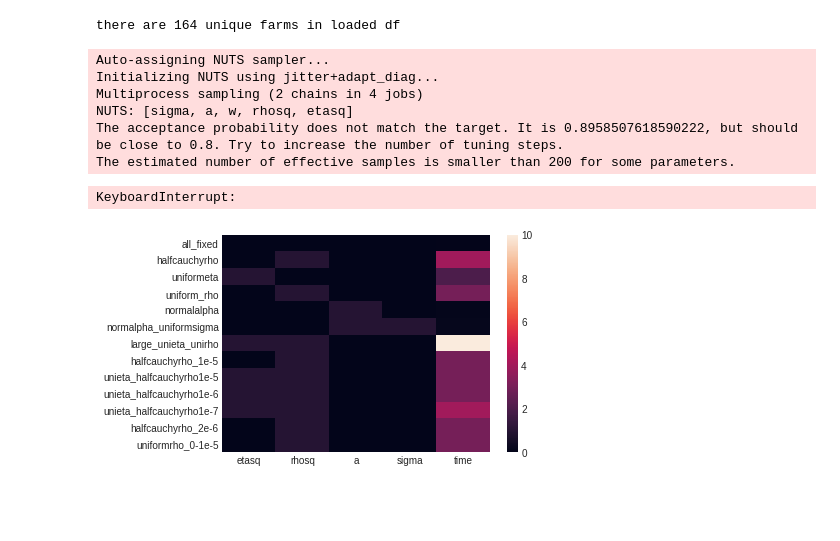
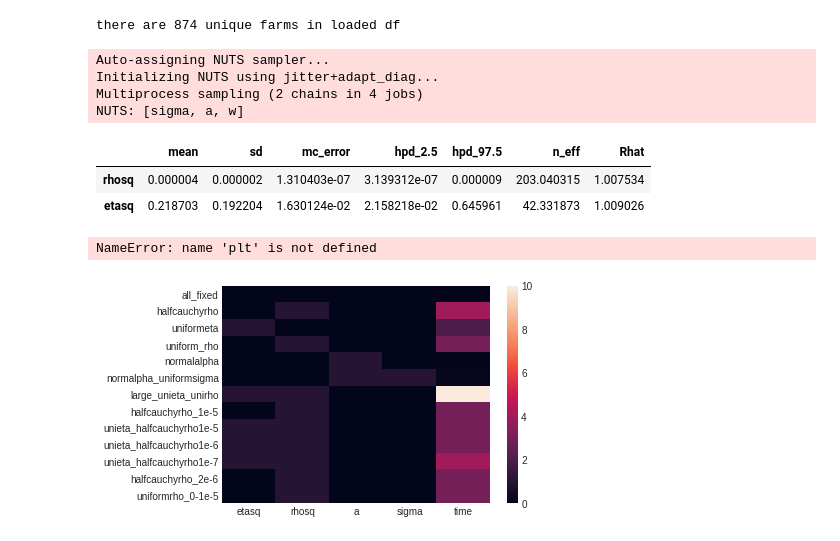
Before and after one commit to Mind-The-Data/GaussianProcess, a Jupyter notebook: reparameterizingGPinPyMC3forWW.ipynb, the cells around one changed output. Cells and saved outputs as stored; diff of their text form; code cells hidden in the pictures; blank space fills up the shorter version.

```diff
--- a/reparameterizingGPinPyMC3forWW.ipynb
+++ b/reparameterizingGPinPyMC3forWW.ipynb
@@ -9,8 +9,9 @@ import seaborn as sns
 import scipy
 # %%
 # load WW data
-datapath = '/home/brian/WesternWheat/Data/Processed/stripped_mini_maxseason_labeled_df_23.csv'
-#datapath = '/home/brian/WesternWheat/Data/Processed/stripped_max_labeled_df_23.csv'
+#datapath = '/home/brian/WesternWheat/Data/Processed/stripped_mini_maxseason_labeled_df_23.csv'
+datapath = '/home/brian/WesternWheat/Data/Processed/stripped_max_labeled_df_23.csv'
+#datapath = '/home/brian/WesternWheat/Data/Processed/maxdf_23.csv'
 
 df = pd.read_csv(datapath)
 Num_farms = pd.unique(df.pixel).size
@@ -34,7 +35,7 @@ for i,farm in enumerate((np.unique(farm_idx))):
 #########################################################
 df['farm'] = zero_farm_idx
 # %% [output]
-there are 164 unique farms in loaded df
+there are 874 unique farms in loaded df
 # %%
 ###########################
 # ==== distance matrix ====
@@ -79,12 +80,12 @@ with pm.Model() as GP:
 
     # ====== covariance matrix ========
     #etasq = pm.HalfCauchy('etasq', 1) # sets maximum covariance ij
-    etasq = pm.Uniform('etasq', 0,1)
+    etasq = .2 # pm.Uniform('etasq', 0,1)
     #rhosq = pm.HalfCauchy('rhosq', 1.5e-6) # determines rate of covariance decline between farms
-    rhosq = pm.Uniform('rhosq',lower=0,upper=1e-5)
+    rhosq = 4e-6 # pm.Uniform('rhosq',lower=0,upper=1e-5)
     sigmay = 1e-2
     # will have very small posterior because distances are so large in Dmatsq
-    Kij = pm.Deterministic('K',etasq*(np.exp(-rhosq*Dmatsq)+np.diag([sigmay]*Num_farms)))
+    Kij = etasq*(np.exp(-rhosq*Dmatsq)+np.diag([sigmay]*Num_farms))
 
 
     # ========== gaussian process ===========
@@ -98,15 +99,9 @@ with pm.Model() as GP:
     #sigma = .8
     y = pm.Normal('y', mu=u, sd=sigma, observed=df.zNDVIsum3)
 
-    trace=pm.sample(1000,tune=100,chains=2)
+    trace=pm.sample(1000,tune=500,chains=2)
 # %% [output]
 Auto-assigning NUTS sampler...
 Initializing NUTS using jitter+adapt_diag...
 Multiprocess sampling (2 chains in 4 jobs)
-NUTS: [sigma, a, w, rhosq, etasq]
-The acceptance probability does not match the target. It is 0.8958507618590222, but should be close to 0.8. Try to increase the number of tuning steps.
-The estimated number of effective samples is smaller than 200 for some parameters.
+NUTS: [sigma, a, w]
-# %%
-pm.traceplot(trace);
-# %% [output]
-KeyboardInterrupt:
@@ -115,3 +108,13 @@ pm.sample?
+# %%
+pm.summary(trace,varnames=['rhosq','etasq'])
+# %% [output]
+|  | mean | sd | mc_error | hpd_2.5 | hpd_97.5 | n_eff | Rhat |
+| rhosq | 0.000004 | 0.000002 | 1.310403e-07 | 3.139312e-07 | 0.000009 | 203.040315 | 1.007534 |
+| etasq | 0.218703 | 0.192204 | 1.630124e-02 | 2.158218e-02 | 0.645961 | 42.331873 | 1.009026 |
+# %%
+plt.hist(trace['rhosq']);
+# %% [output]
+NameError: name 'plt' is not defined
 # %%
 computetime = {'all_fixed':[0,0,0,0,.05],'halfcauchyrho':[0,1,0,0,4],'uniformeta':[1,0,0,0,2],
                'uniform_rho':[0,1,0,0,3],'normalalpha':[0,0,1,0,.1],
```
Also changed, not shown: parts of 8 cells of this notebook.
